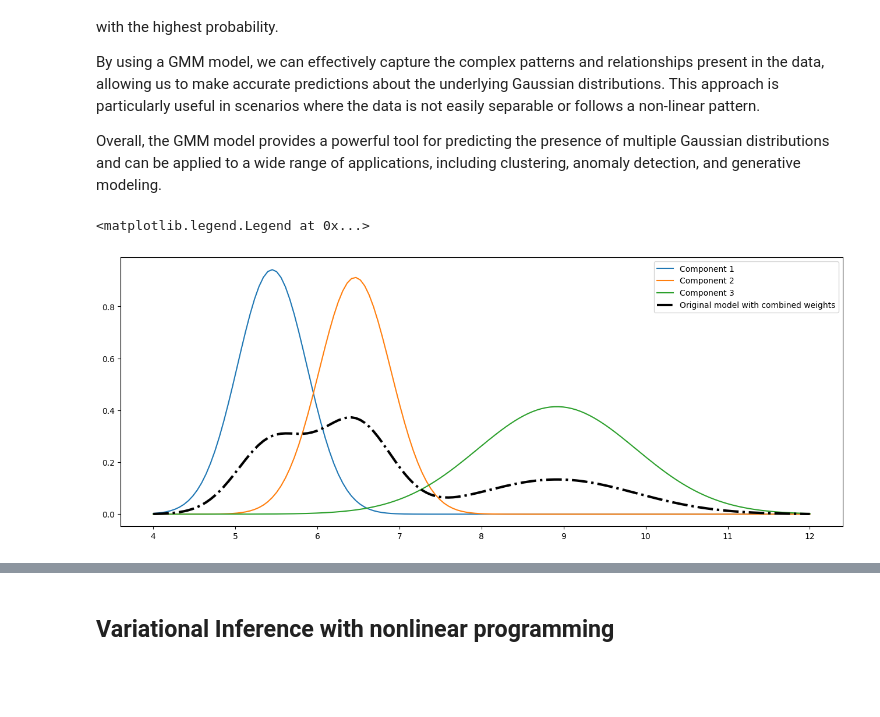
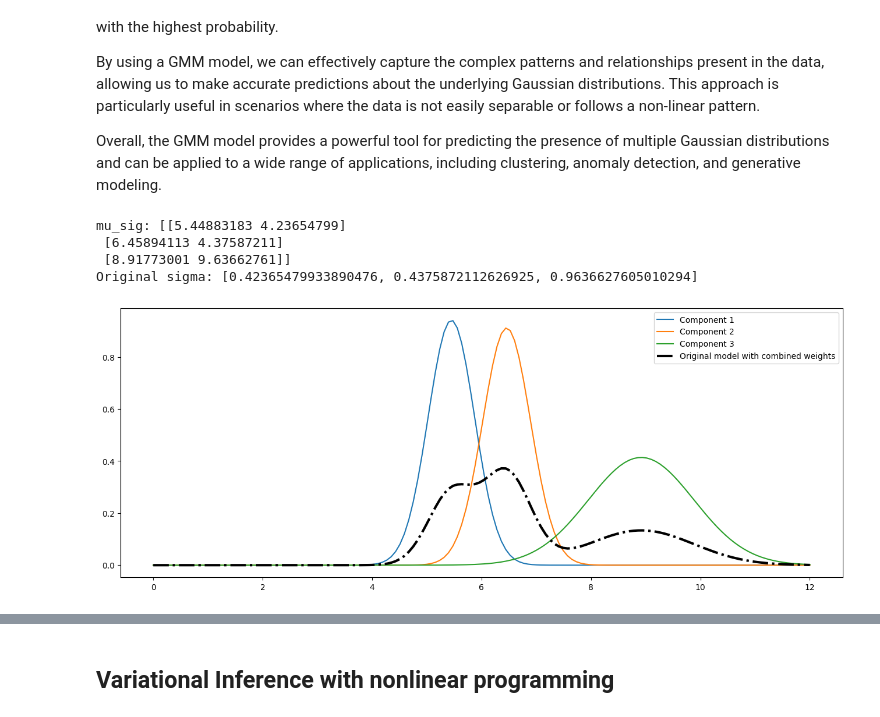
Before and after one commit to Chuanhuan/NTU-Classes, a Jupyter notebook: Nonlinear/Proj-GMM with nonlinear VI.ipynb, the cells around one changed output, grey strips where cells are left out. Cells and saved outputs as stored; diff of their text form; code cells hidden in the pictures; blank space fills up the shorter version.

```diff
--- a/Nonlinear/Proj-GMM with nonlinear VI.ipynb
+++ b/Nonlinear/Proj-GMM with nonlinear VI.ipynb
@@ -15,36 +15,42 @@ Overall, the GMM model provides a powerful tool for predicting the presence of m
 import matplotlib.pyplot as plt
 import numpy as np
 from scipy import stats
 np.random.seed(0)
 
 num_dist = 3
 # Generate random weights
 weights = [np.random.uniform(0, 1) for _ in range(num_dist)]
 # Normalize the weights and mu
 weights /= np.sum(weights)
 mu_sig = np.array([np.random.uniform(0, 10) for _ in range(num_dist*2)])
 
 v = .1
 mu_sig = mu_sig.reshape(num_dist, 2)
 # Generate the mixture model
 generative_m = np.array([stats.norm(i[0], i[1]*v) for i in mu_sig])
 func = lambda x: sum([w * g.pdf(x) for w, g in zip(weights, generative_m)])
 
 elements = [i for i in range(num_dist)]
 draw = np.random.choice(elements,size = 1000,  p=weights)
 
 x_i = np.array([g.rvs() for g in generative_m[draw]])
 
 # plot generated data and the latent distributions
-x = np.linspace(4, 12, 150)
+x = np.linspace(0, 12, 150)
 plt.figure(figsize=(16, 6))
 for i in range(num_dist):
     plt.plot(x, generative_m[i].pdf(x), label=f'Component {i+1}')
 plt.plot(x, func(x), lw=3, ls='-.', color='black', label='Original model with combined weights')
 plt.legend()
+print(f'mu_sig: {mu_sig}')
+print(f'Original sigma: {[mu_sig[i][1]*v for i in range(num_dist) ]}')
+# print(f'Original sigma: {[mu_sig[i][1]*weights[i] for i in range(num_dist) ]}')
 # %% [output]
-<matplotlib.legend.Legend at 0x...>
+mu_sig: [[5.44883183 4.23654799]
+ [6.45894113 4.37587211]
+ [8.91773001 9.63662761]]
+Original sigma: [0.42365479933890476, 0.4375872112626925, 0.9636627605010294]
-[figure, old version]
+[figure, new version]
 # %%
 class EM:
     def __init__(self, k):
```
Also changed, not shown: parts of 14 cells of this notebook, 2 other files.
